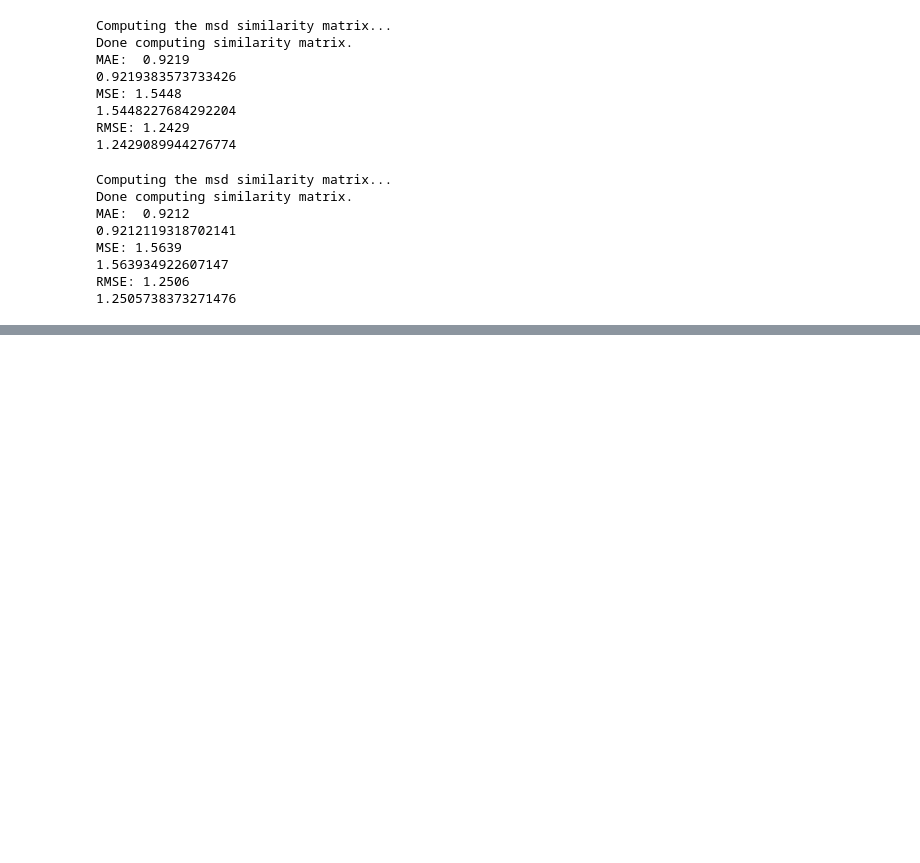
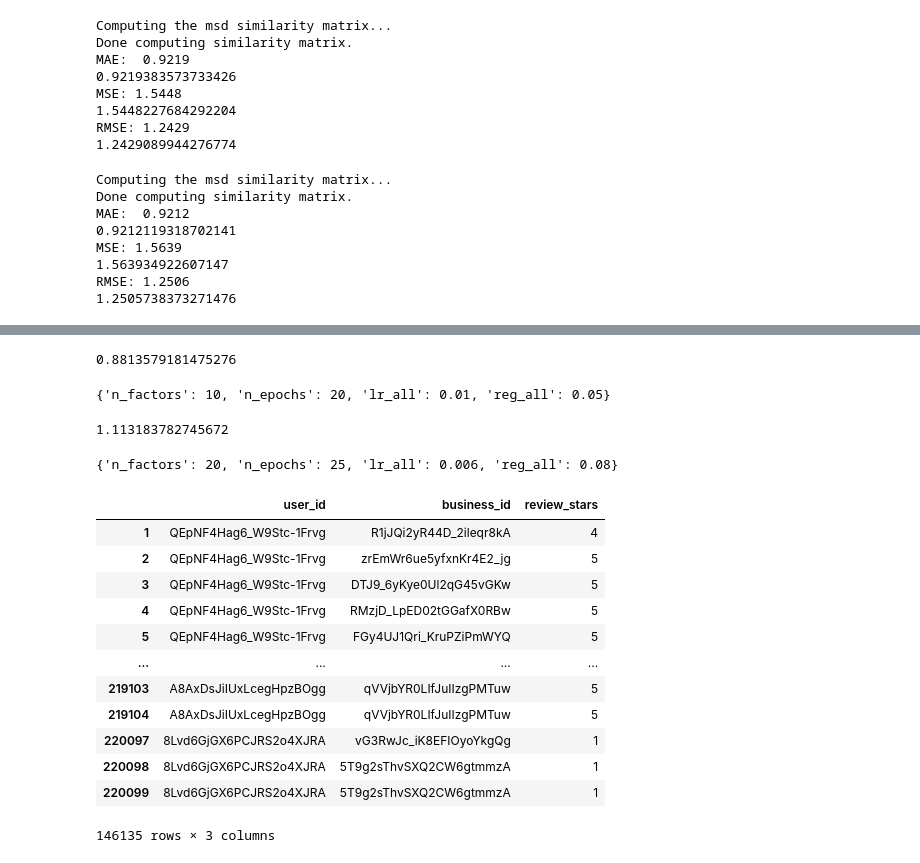
Before and after one commit to unclebrod/YelpRecommender, a Jupyter notebook: workbook.ipynb, the cells around one changed output, grey strips where cells are left out. Saved outputs shown, nothing was run; the diff lists cells and outputs as text; code cells hidden in the pictures; blank space fills up the shorter version.

```diff
--- a/workbook.ipynb
+++ b/workbook.ipynb
@@ -1091,0 +1127,8 @@ gs.fit(data_3)
+# %%
+gs.best_score['mae']
+# %% [output]
+0.8813579181475276
+# %%
+gs.best_params['mae']
+# %% [output]
+{'n_factors': 10, 'n_epochs': 20, 'lr_all': 0.01, 'reg_all': 0.05}
@@ -1091,0 +1146,24 @@ gs.fit(data_3)
+# %%
+gs3.best_score['rmse']
+# %% [output]
+1.113183782745672
+# %%
+gs3.best_params['rmse']
+# %% [output]
+{'n_factors': 20, 'n_epochs': 25, 'lr_all': 0.006, 'reg_all': 0.08}
+# %%
+utility_3
+# %% [output]
+|  | user_id | business_id | review_stars |
+| 1 | QEpNF4Hag6_W9Stc-1Frvg | R1jJQi2yR44D_2ileqr8kA | 4 |
+| 2 | QEpNF4Hag6_W9Stc-1Frvg | zrEmWr6ue5yfxnKr4E2_jg | 5 |
+| 3 | QEpNF4Hag6_W9Stc-1Frvg | DTJ9_6yKye0Ul2qG45vGKw | 5 |
+| 4 | QEpNF4Hag6_W9Stc-1Frvg | RMzjD_LpED02tGGafX0RBw | 5 |
+| 5 | QEpNF4Hag6_W9Stc-1Frvg | FGy4UJ1Qri_KruPZiPmWYQ | 5 |
+| ... | ... | ... | ... |
+| 219103 | A8AxDsJiIUxLcegHpzBOgg | qVVjbYR0LIfJuIIzgPMTuw | 5 |
+| 219104 | A8AxDsJiIUxLcegHpzBOgg | qVVjbYR0LIfJuIIzgPMTuw | 5 |
+| 220097 | 8Lvd6GjGX6PCJRS2o4XJRA | vG3RwJc_iK8EFIOyoYkgQg | 1 |
+| 220098 | 8Lvd6GjGX6PCJRS2o4XJRA | 5T9g2sThvSXQ2CW6gtmmzA | 1 |
+| 220099 | 8Lvd6GjGX6PCJRS2o4XJRA | 5T9g2sThvSXQ2CW6gtmmzA | 1 |
+146135 rows × 3 columns
```
Also changed, not shown: parts of 18 cells of this notebook.
